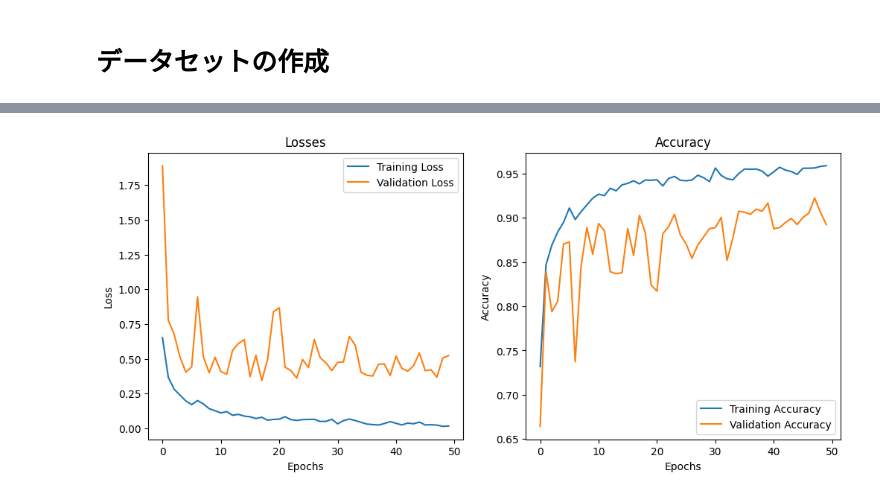
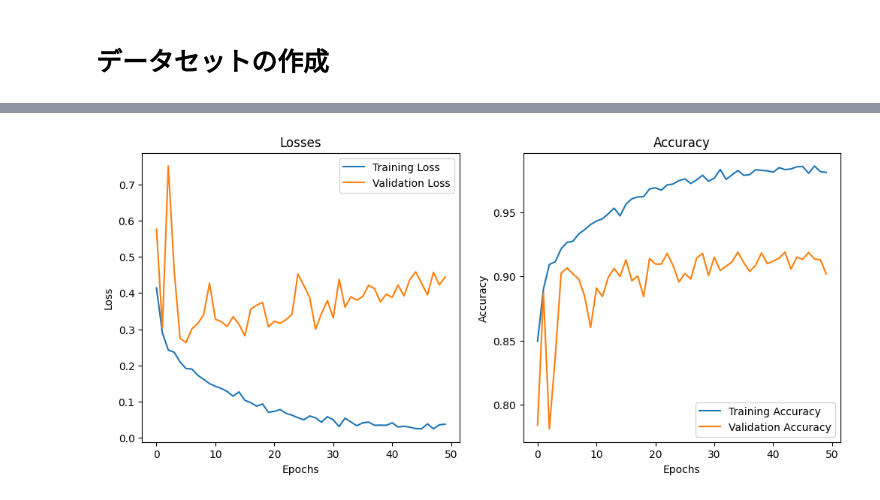
Before and after one commit to chibachann/Intel_dataset, a Jupyter notebook: notebooks/ResNet34.ipynb, the cells around one changed output, grey strips where cells are left out. Saved outputs shown, nothing was run; the diff lists cells and outputs as text; code cells hidden in the pictures.

```diff
--- a/notebooks/ResNet34.ipynb
+++ b/notebooks/ResNet34.ipynb
@@ -31,7 +34,7 @@ Using device: cuda
 # %% [markdown]
 # データセットの作成
 # %%
-transforms = transforms.Compose([
+train_transforms = transforms.Compose([
     transforms.Resize((IMG_SIZE, IMG_SIZE)), # 画像サイズをリサイズ,
     transforms.RandomHorizontalFlip(),
     transforms.RandomRotation(10),
@@ -39,5 +42,12 @@ transforms = transforms.Compose([
     transforms.Normalize(mean=[0.485, 0.456, 0.406], std=[0.229, 0.224, 0.225])
 ])
 
+val_transforms = transforms.Compose([
+    transforms.Resize((IMG_SIZE, IMG_SIZE)),
+    transforms.ToTensor(),
+    transforms.Normalize(mean=[0.485, 0.456, 0.406], std=[0.229, 0.224, 0.225])
+])
+
 # データセットを作成
-dataset = datasets.ImageFolder(FLOWER_DIR, transform=transforms)
+train_dataset = datasets.ImageFolder(TRAIN_DIR, transform=train_transforms)
+val_dataset = datasets.ImageFolder(TEST_DIR, transform=val_transforms)
@@ -54,5 +54,5 @@ train, val = random_split(dataset, [n_train, n_val])
 # %%
 # Data Loader
-train_loader = DataLoader(train, batch_size, shuffle=True, drop_last=True, num_workers=2)
-val_loader = DataLoader(val, batch_size, num_workers=2)
+train_loader = DataLoader(train_dataset, batch_size, shuffle=True, drop_last=True, num_workers=2)
+val_loader = DataLoader(val_dataset, batch_size, num_workers=2)
 # %%
@@ -69,4 +69,4 @@ class CustomResNet34(nn.Module):
         return self.resnet(x)
 # %%
 # 2. モデルの構築
-model = CustomResNet34(num_classes=5).to(device)
+model = CustomResNet34(num_classes=6).to(device)
@@ -86,7 +84,7 @@ def train_and_evaluate_model(model, train_loader, val_loader, criterion, optimiz
         # 訓練フェーズ
         model.train()
         train_loss, train_correct = 0, 0
-        for inputs, labels in tqdm(train_loader, desc=f'Epoch {epoch+1}/{num_epochs}, Training...'):
+        for inputs, labels in tqdm(train_loader, total=len(train_loader), desc=f"Epoch {epoch+1}/{num_epochs}", leave=False):
             inputs, labels = inputs.to(device), labels.to(device)
             optimizer.zero_grad(set_to_none=True)
             outputs = model(inputs)
@@ -102,7 +100,7 @@ def train_and_evaluate_model(model, train_loader, val_loader, criterion, optimiz
         model.eval()
         val_loss, val_correct = 0, 0
         with torch.no_grad():
-            for inputs, labels in tqdm(val_loader, desc=f'Epoch {epoch+1}/{num_epochs}, Validation...'):
+            for inputs, labels in val_loader:
                 inputs, labels = inputs.to(device), labels.to(device)
                 outputs = model(inputs)
                 loss = criterion(outputs, labels)
@@ -145,38 +143,38 @@ timestamp = datetime.now().strftime('%Y-%m-%d_%H-%M-%S')
 
 
 # LossとAccuracyのデータをCSVファイルに保存
-csv_filename = os.path.join(output_dir, f'ResNet34_{timestamp}.csv')
+csv_filename = os.path.join(output_dir, f'{model_name}_{timestamp}.csv')
 with open(csv_filename, mode='w', newline='') as file:
     writer = csv.writer(file)
     writer.writerow(['Epoch', 'Training Loss', 'Validation Loss', 'Training Accuracy', 'Validation Accuracy'])
 
     for epoch in range(len(train_losses)):
         writer.writerow([epoch+1, train_losses[epoch], val_losses[epoch], train_accuracies[epoch], val_accuracies[epoch]])
 
 
 # Lossのグラフを保存
 plt.figure(figsize=(12, 5))
 plt.subplot(1, 2, 1)
 plt.plot(train_losses, label='Training Loss')
 plt.plot(val_losses, label='Validation Loss')
 plt.title(f'Losses')
 plt.xlabel('Epochs')
 plt.ylabel('Loss')
 plt.legend()
 
 # Accuracyのグラフを保存
 plt.subplot(1, 2, 2)
 plt.plot(train_accuracies, label='Training Accuracy')
 plt.plot(val_accuracies, label='Validation Accuracy')
 plt.title(f'Accuracy')
 plt.xlabel('Epochs')
 plt.ylabel('Accuracy')
 plt.legend()
 
 # 画像を保存
-plt.savefig(os.path.join(output_dir, f'ResNet34_{timestamp}.png'))
+plt.savefig(os.path.join(output_dir, f'{model_name}_{timestamp}.png'))
 
 # 画像を表示
 plt.show()
 # %% [output]
-[figure, old version]
+[figure, new version]
```
Also changed, not shown: parts of 6 cells of this notebook, 15 other files.
